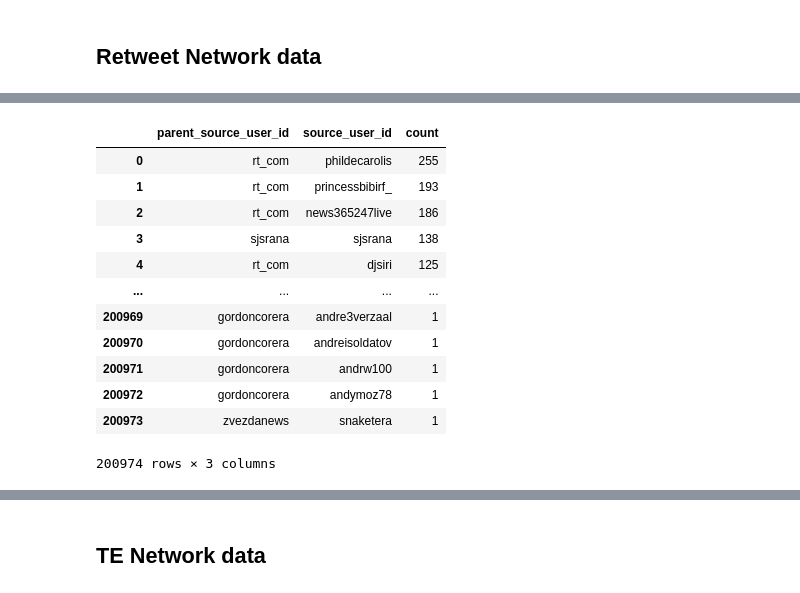
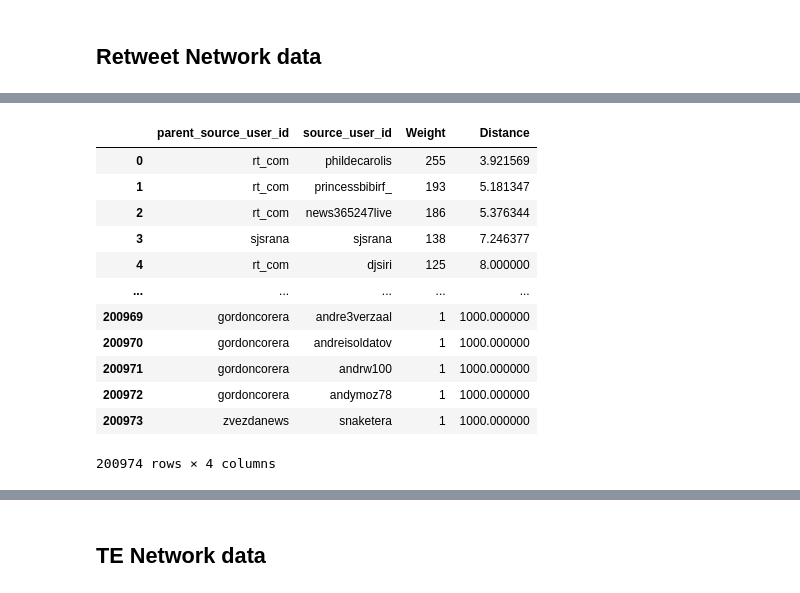
Before and after one commit to deamonpog/ten, a Jupyter notebook: static_cascades.ipynb, the cells around one changed output, grey strips where cells are left out. Saved outputs shown, nothing was run; the diff lists cells and outputs as text; code cells hidden in the pictures.

```diff
--- a/static_cascades.ipynb
+++ b/static_cascades.ipynb
@@ -410,6 +435,7 @@ Wall time: 4.2 s
 ## Retweet Network data
 # %%
 %%time
-dfrtedges = all_osn_msgs_df[all_osn_msgs_df['parent_source_user_id'].notnull()][['parent_source_user_id','source_user_id']].value_counts().rename('count').reset_index()
+dfrtedges = all_osn_msgs_df[all_osn_msgs_df['parent_source_user_id'].notnull()][['parent_source_user_id','source_user_id']].value_counts().rename('Weight').reset_index()
+dfrtedges['Distance'] = 1000.0 / dfrtedges['Weight']
 dfrtedges
 # %% [output]
@@ -418,15 +444,15 @@ Wall time: 516 ms
-|  | parent_source_user_id | source_user_id | count |
-| 0 | rt_com | phildecarolis | 255 |
-| 1 | rt_com | princessbibirf_ | 193 |
-| 2 | rt_com | news365247live | 186 |
-| 3 | sjsrana | sjsrana | 138 |
-| 4 | rt_com | djsiri | 125 |
-| ... | ... | ... | ... |
-| 200969 | gordoncorera | andre3verzaal | 1 |
-| 200970 | gordoncorera | andreisoldatov | 1 |
-| 200971 | gordoncorera | andrw100 | 1 |
-| 200972 | gordoncorera | andymoz78 | 1 |
-| 200973 | zvezdanews | snaketera | 1 |
+|  | parent_source_user_id | source_user_id | Weight | Distance |
+| 0 | rt_com | phildecarolis | 255 | 3.921569 |
+| 1 | rt_com | princessbibirf_ | 193 | 5.181347 |
+| 2 | rt_com | news365247live | 186 | 5.376344 |
+| 3 | sjsrana | sjsrana | 138 | 7.246377 |
+| 4 | rt_com | djsiri | 125 | 8.000000 |
+| ... | ... | ... | ... | ... |
+| 200969 | gordoncorera | andre3verzaal | 1 | 1000.000000 |
+| 200970 | gordoncorera | andreisoldatov | 1 | 1000.000000 |
+| 200971 | gordoncorera | andrw100 | 1 | 1000.000000 |
+| 200972 | gordoncorera | andymoz78 | 1 | 1000.000000 |
+| 200973 | zvezdanews | snaketera | 1 | 1000.000000 |
-200974 rows × 3 columns
+200974 rows × 4 columns
 # %%
 %%time
```
Also changed, not shown: parts of 34 cells of this notebook.
